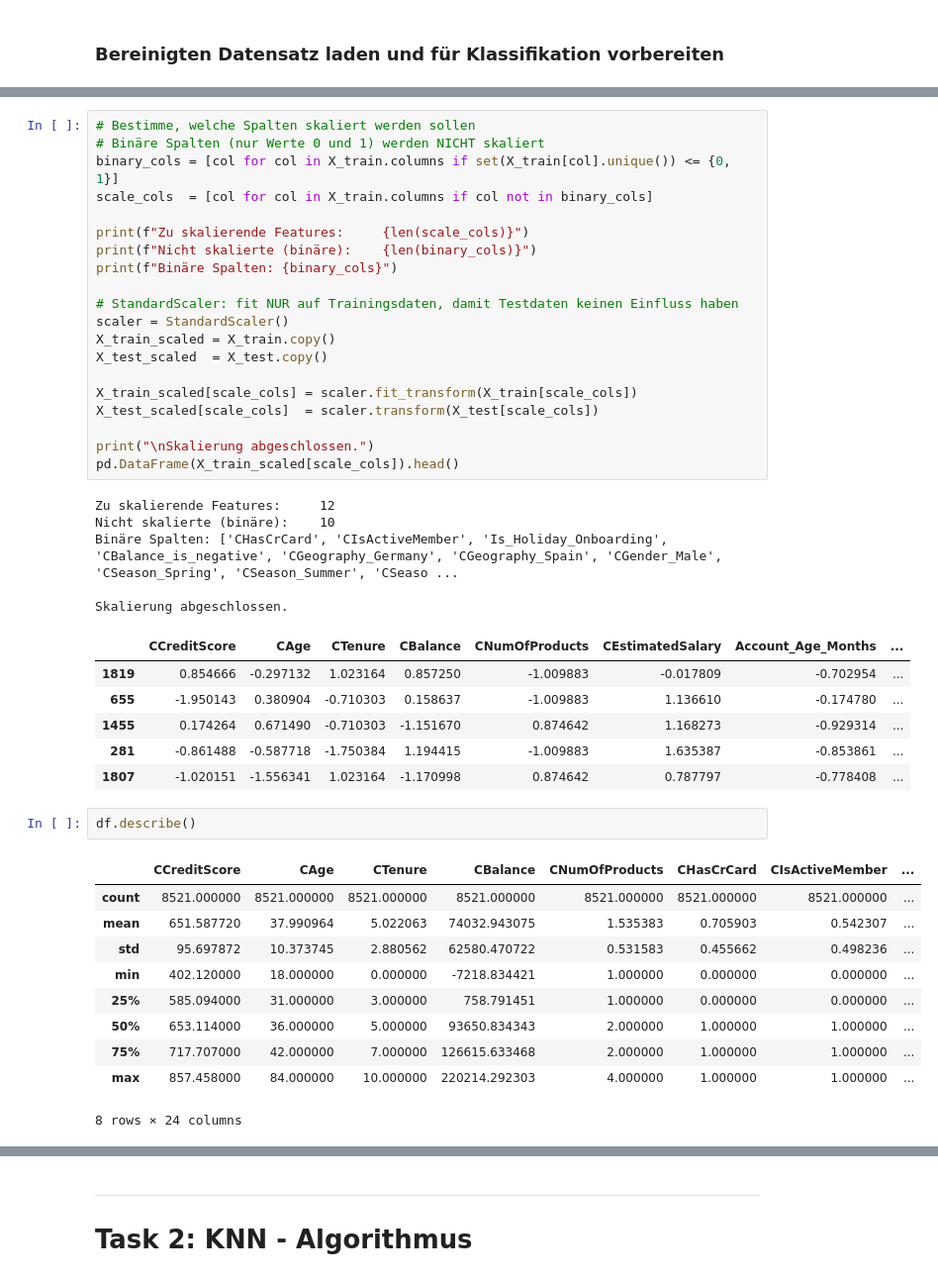
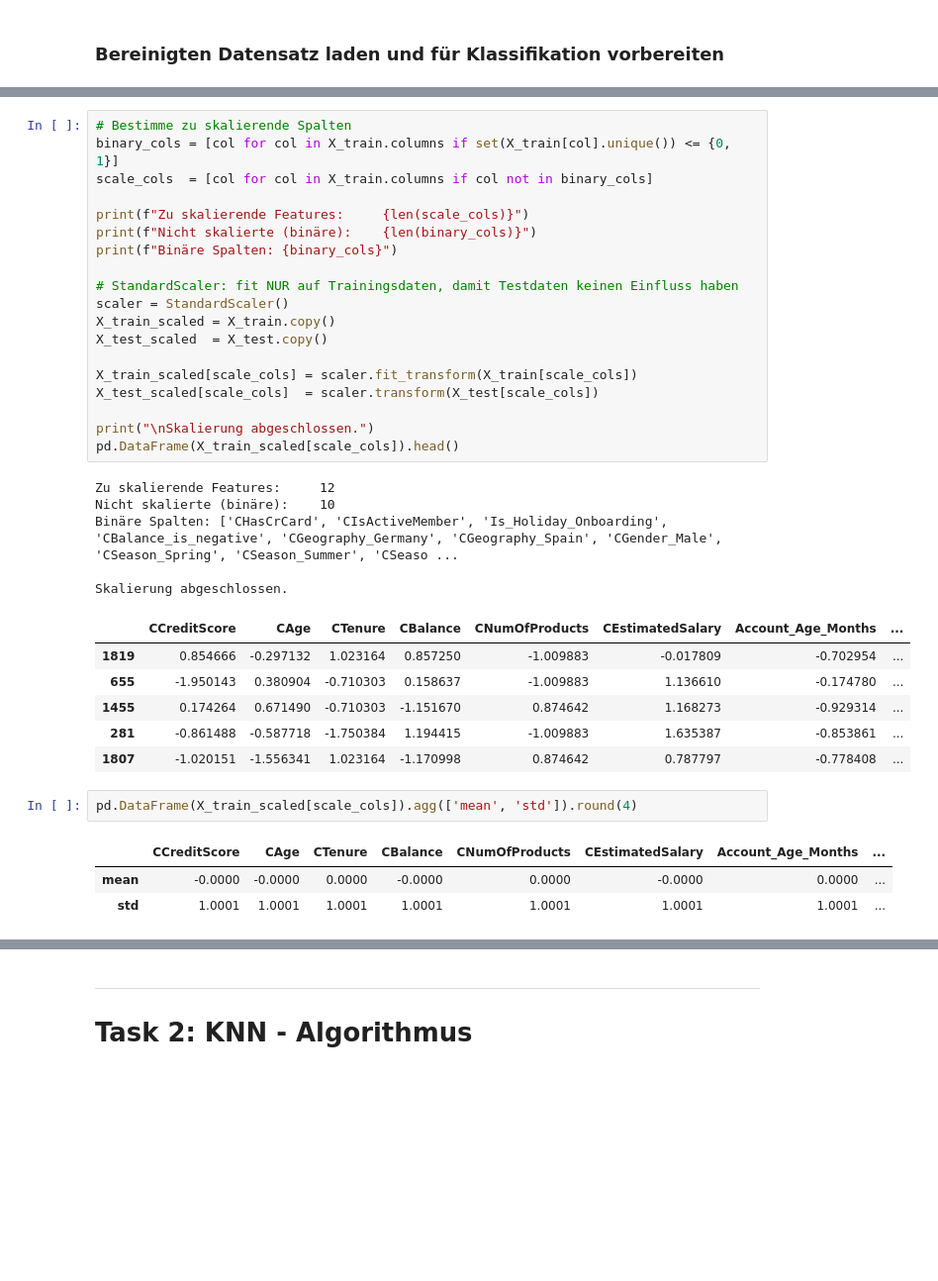
Before and after one commit to PatrickSchubert-Munich/DataScience_and_ML_Assignment, a Jupyter notebook: 01_Classification/Assignment_01_2130238.ipynb, the cells around one changed output, grey strips where cells are left out. Shown at 99% size. Cells and saved outputs as stored; diff of their text form; blank space fills up the shorter version.

```diff
--- a/01_Classification/Assignment_01_2130238.ipynb
+++ b/01_Classification/Assignment_01_2130238.ipynb
@@ -115,8 +104,7 @@ Mit dem `StandardScaler` werden die Feature-Werte transformiert (z = (x − μ)
 
 **Wichtig:** Binäre Spalten (0/1) und One-Hot-codierte Variablen werden bewusst **nicht** skaliert, da ihre Werte bereits eine eindeutige kategoriale Bedeutung besitzen und eine Skalierung diese verzerren würde.
 # %%
-# Bestimme, welche Spalten skaliert werden sollen
-# Binäre Spalten (nur Werte 0 und 1) werden NICHT skaliert
+# Bestimme zu skalierende Spalten
 binary_cols = [col for col in X_train.columns if set(X_train[col].unique()) <= {0, 1}]
 scale_cols  = [col for col in X_train.columns if col not in binary_cols]
 
@@ -147,15 +135,8 @@ Skalierung abgeschlossen.
 | 281 | -0.861488 | -0.587718 | -1.750384 | 1.194415 | -1.009883 | 1.635387 | -0.853861 | ... |
 | 1807 | -1.020151 | -1.556341 | 1.023164 | -1.170998 | 0.874642 | 0.787797 | -0.778408 | ... |
 # %%
-df.describe()
+pd.DataFrame(X_train_scaled[scale_cols]).agg(['mean', 'std']).round(4)
 # %% [output]
-|  | CCreditScore | CAge | CTenure | CBalance | CNumOfProducts | CHasCrCard | CIsActiveMember | ... |
-| count | 8521.000000 | 8521.000000 | 8521.000000 | 8521.000000 | 8521.000000 | 8521.000000 | 8521.000000 | ... |
-| mean | 651.587720 | 37.990964 | 5.022063 | 74032.943075 | 1.535383 | 0.705903 | 0.542307 | ... |
-| std | 95.697872 | 10.373745 | 2.880562 | 62580.470722 | 0.531583 | 0.455662 | 0.498236 | ... |
-| min | 402.120000 | 18.000000 | 0.000000 | -7218.834421 | 1.000000 | 0.000000 | 0.000000 | ... |
-| 25% | 585.094000 | 31.000000 | 3.000000 | 758.791451 | 1.000000 | 0.000000 | 0.000000 | ... |
-| 50% | 653.114000 | 36.000000 | 5.000000 | 93650.834343 | 2.000000 | 1.000000 | 1.000000 | ... |
-| 75% | 717.707000 | 42.000000 | 7.000000 | 126615.633468 | 2.000000 | 1.000000 | 1.000000 | ... |
-| max | 857.458000 | 84.000000 | 10.000000 | 220214.292303 | 4.000000 | 1.000000 | 1.000000 | ... |
+|  | CCreditScore | CAge | CTenure | CBalance | CNumOfProducts | CEstimatedSalary | Account_Age_Months | ... |
+| mean | -0.0000 | -0.0000 | 0.0000 | -0.0000 | 0.0000 | -0.0000 | 0.0000 | ... |
+| std | 1.0001 | 1.0001 | 1.0001 | 1.0001 | 1.0001 | 1.0001 | 1.0001 | ... |
-8 rows × 24 columns
```
Also changed, not shown: parts of 111 cells of this notebook, 5 other files.
